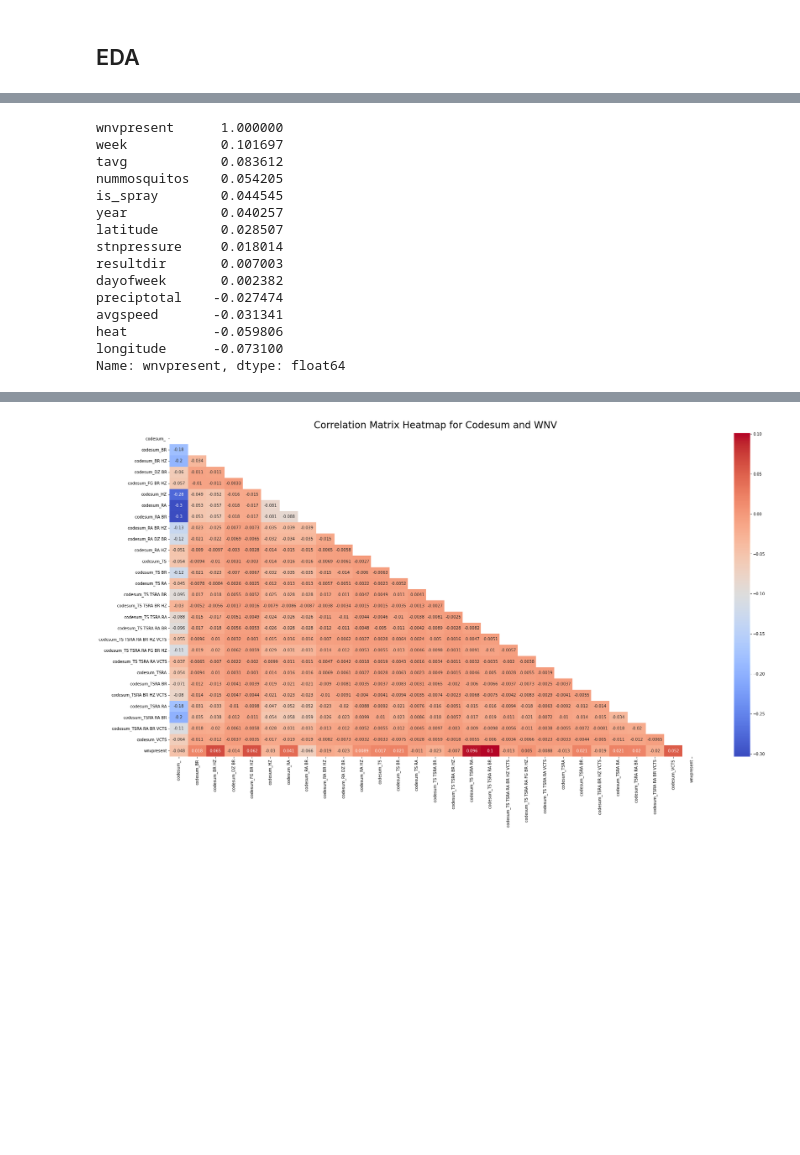
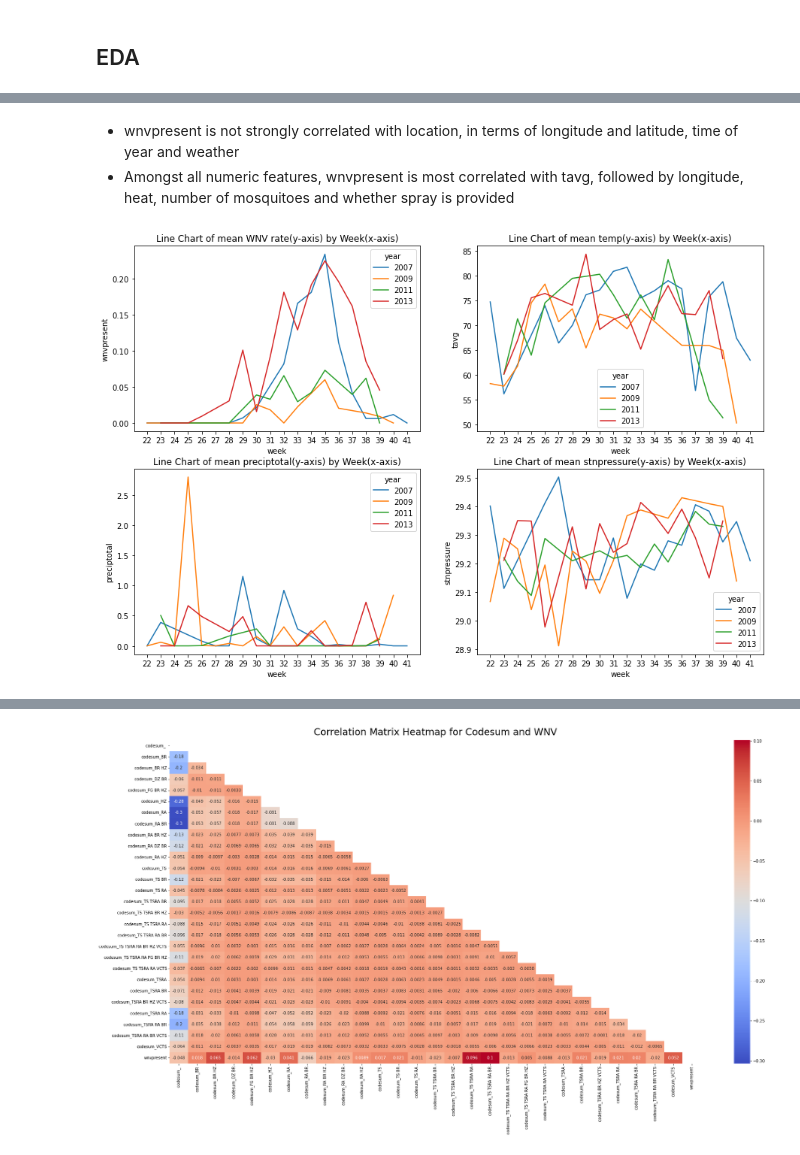
Before and after one commit to lindytanll/predict-west-nile-virus, a Jupyter notebook: code/4. EDA.ipynb, the cells around one changed output, grey strips where cells are left out. Drawn from its saved outputs; the diff is of its cells as text; code cells hidden in the pictures; blank space fills up the shorter version.

```diff
--- a/code/4. EDA.ipynb
+++ b/code/4. EDA.ipynb
@@ -142,18 +147,34 @@ corr_matrix.set_title('Correlation Matrix Heatmap for Numeric Variables', fontdi
-# %%
-train[numeric_features + ['wnvpresent']].corr().sort_values('wnvpresent', ascending=False)['wnvpresent']
-# %% [output]
-wnvpresent      1.000000
-week            0.101697
-tavg            0.083612
-nummosquitos    0.054205
-is_spray        0.044545
-year            0.040257
-latitude        0.028507
-stnpressure     0.018014
-resultdir       0.007003
-dayofweek       0.002382
-preciptotal    -0.027474
-avgspeed       -0.031341
-heat           -0.059806
-longitude      -0.073100
-Name: wnvpresent, dtype: float64
+# %% [markdown]
+- wnvpresent is not strongly correlated with location, in terms of longitude and latitude, time of year and weather
+- Amongst all numeric features, wnvpresent is most correlated with tavg, followed by longitude, heat, number of mosquitoes and whether spray is provided
+# %%
+# create data frame to store average weather features by year and week
+wnv_by_year_week = pd.DataFrame(train.groupby(['year','week'])
+                                 .mean()['wnvpresent']).sort_values(by=['week']).reset_index().dropna()
+tavg_by_year_week = pd.DataFrame(train.groupby(['year','week'])
+                                 .mean()['tavg']).sort_values(by=['week']).reset_index().dropna()
+precip_by_year_week = pd.DataFrame(train.groupby(['year','week'])
+                                 .mean()['preciptotal']).sort_values(by=['week']).reset_index().dropna()
+stnpressure_by_year_week = pd.DataFrame(train.groupby(['year','week'])
+                                 .mean()['stnpressure']).sort_values(by=['week']).reset_index().dropna()
+# %%
+# plot line chart to see change in average weather features across year and week
+plt.figure(figsize=(15,10))
+
+plt.subplot(2, 2, 1)
+sns.lineplot(data=wnv_by_year_week, x='week', y='wnvpresent',hue='year') \
+                .set(title= 'Line Chart of mean WNV rate(y-axis) by Week(x-axis)')
+
+plt.subplot(2, 2, 2)
+sns.lineplot(data=tavg_by_year_week, x='week', y='tavg',hue='year') \
+                .set(title= 'Line Chart of mean temp(y-axis) by Week(x-axis)')
+
+plt.subplot(2, 2, 3)
+sns.lineplot(data=precip_by_year_week, x='week', y='preciptotal',hue='year') \
+                .set(title= 'Line Chart of mean preciptotal(y-axis) by Week(x-axis)')
+
+plt.subplot(2, 2, 4)
+sns.lineplot(data=stnpressure_by_year_week, x='week', y='stnpressure',hue='year') \
+                .set(title= 'Line Chart of mean stnpressure(y-axis) by Week(x-axis)');
+# %% [output]
+[figure, added]
```
Also changed, not shown: parts of 30 cells of this notebook.
